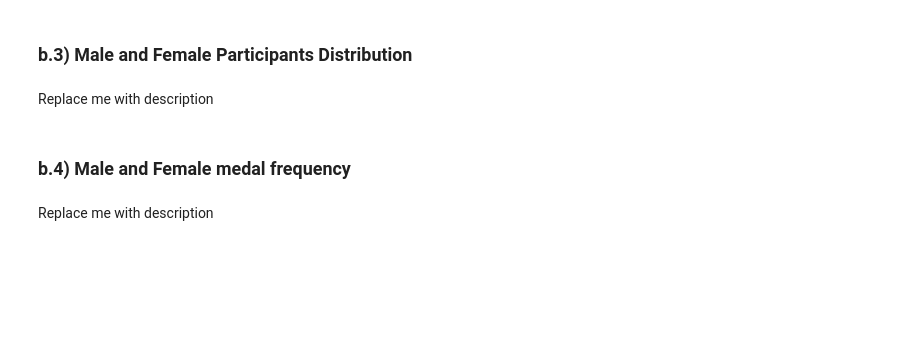
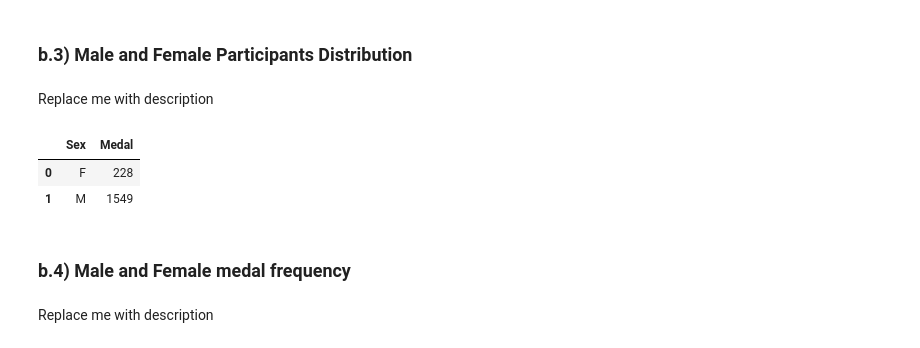
Before and after one commit to CyrilleKolle/project_data_behandling, a Jupyter notebook: Code/task1_country_statistics.ipynb, the cells around one changed output. Cells and saved outputs as stored; diff of their text form; code cells hidden in the pictures; blank space fills up the shorter version.

Commit message:
Added medal frequency between genders

```diff
--- a/Code/task1_country_statistics.ipynb
+++ b/Code/task1_country_statistics.ipynb
@@ -124,3 +124,10 @@ Median age of the France athletes in the dataset = 25.0
 ### b.3) Male and Female Participants Distribution
 # %% [markdown]
 Replace me with description
+# %%
+france_gender_medal_frequency = france.groupby('Sex').agg({'Medal':'count'}).reset_index()
+france_gender_medal_frequency
+# %% [output]
+|  | Sex | Medal |
+| 0 | F | 228 |
+| 1 | M | 1549 |
```
Also changed, not shown: parts of 1 cell of this notebook, 1 other file.
